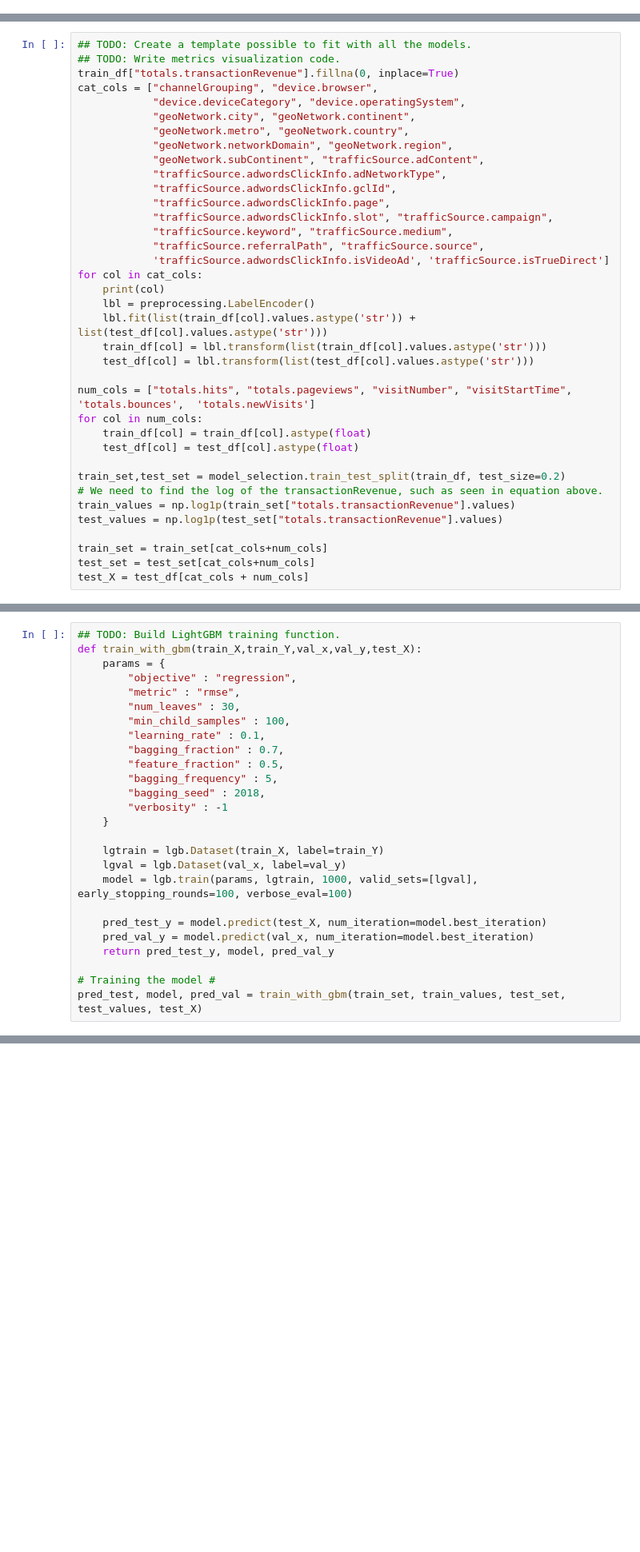
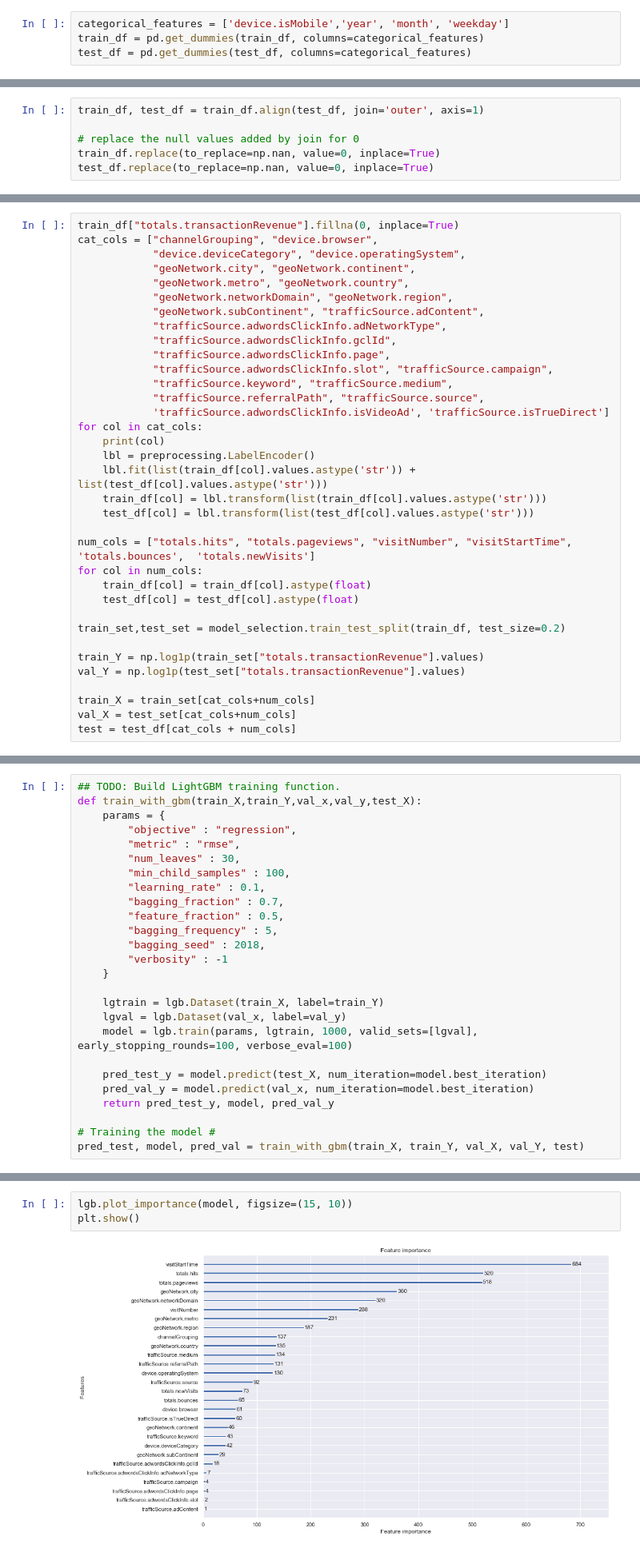
Before and after one commit to dankolesnikov/google-revenue-prediction, a Jupyter notebook: Google Revenue Prediction.ipynb, the cells around one changed output, grey strips where cells are left out. Shown at 80% size. Saved outputs shown, nothing was run; the diff lists cells and outputs as text; blank space fills up the shorter version.

```diff
--- a/Google Revenue Prediction.ipynb
+++ b/Google Revenue Prediction.ipynb
@@ -231,0 +264,4 @@ test_df = test_df.drop(cols_to_drop, axis=1)
+# %%
+categorical_features = ['device.isMobile','year', 'month', 'weekday']
+train_df = pd.get_dummies(train_df, columns=categorical_features)
+test_df = pd.get_dummies(test_df, columns=categorical_features)
@@ -232,11 +270,15 @@ test_df = test_df.drop(cols_to_drop, axis=1)
+# %%
+train_df, test_df = train_df.align(test_df, join='outer', axis=1)
+
+# replace the null values added by join for 0
+train_df.replace(to_replace=np.nan, value=0, inplace=True)
+test_df.replace(to_replace=np.nan, value=0, inplace=True)
 # %% [markdown]
 # Developing the Model: LGBM
 To discover which is the best model to predict the log revenue of customers. We can do a training analysis based on popular models such as LightGBM, ADABOOST and XGBOOST. All these models can be found in scikit-learn.
 
 First, we need to build the training and testing dataset respectively.
 # %%
-## TODO: Create a template possible to fit with all the models.
-## TODO: Write metrics visualization code.
 train_df["totals.transactionRevenue"].fillna(0, inplace=True)
 cat_cols = ["channelGrouping", "device.browser",
             "device.deviceCategory", "device.operatingSystem",
@@ -264,13 +306,13 @@ for col in num_cols:
     test_df[col] = test_df[col].astype(float)
 
 train_set,test_set = model_selection.train_test_split(train_df, test_size=0.2)
-# We need to find the log of the transactionRevenue, such as seen in equation above.
-train_values = np.log1p(train_set["totals.transactionRevenue"].values)
-test_values = np.log1p(test_set["totals.transactionRevenue"].values)
 
-train_set = train_set[cat_cols+num_cols]
-test_set = test_set[cat_cols+num_cols]
-test_X = test_df[cat_cols + num_cols]
+train_Y = np.log1p(train_set["totals.transactionRevenue"].values)
+val_Y = np.log1p(test_set["totals.transactionRevenue"].values)
+
+train_X = train_set[cat_cols+num_cols]
+val_X = test_set[cat_cols+num_cols]
+test = test_df[cat_cols + num_cols]
 # %% [output]
 channelGrouping
 device.browser
@@ -339,6 +381,6 @@ def train_with_gbm(train_X,train_Y,val_x,val_y,test_X):
     return pred_test_y, model, pred_val_y
 
 # Training the model #
-pred_test, model, pred_val = train_with_gbm(train_set, train_values, test_set, test_values, test_X)
+pred_test, model, pred_val = train_with_gbm(train_X, train_Y, val_X, val_Y, test)
 # %% [output]
 Training until validation scores don't improve for 100 rounds.
@@ -347,0 +395,5 @@ Early stopping, best iteration is:
+# %%
+lgb.plot_importance(model, figsize=(15, 10))
+plt.show()
+# %% [output]
+[figure, added]
```
Also changed, not shown: parts of 29 cells of this notebook.
